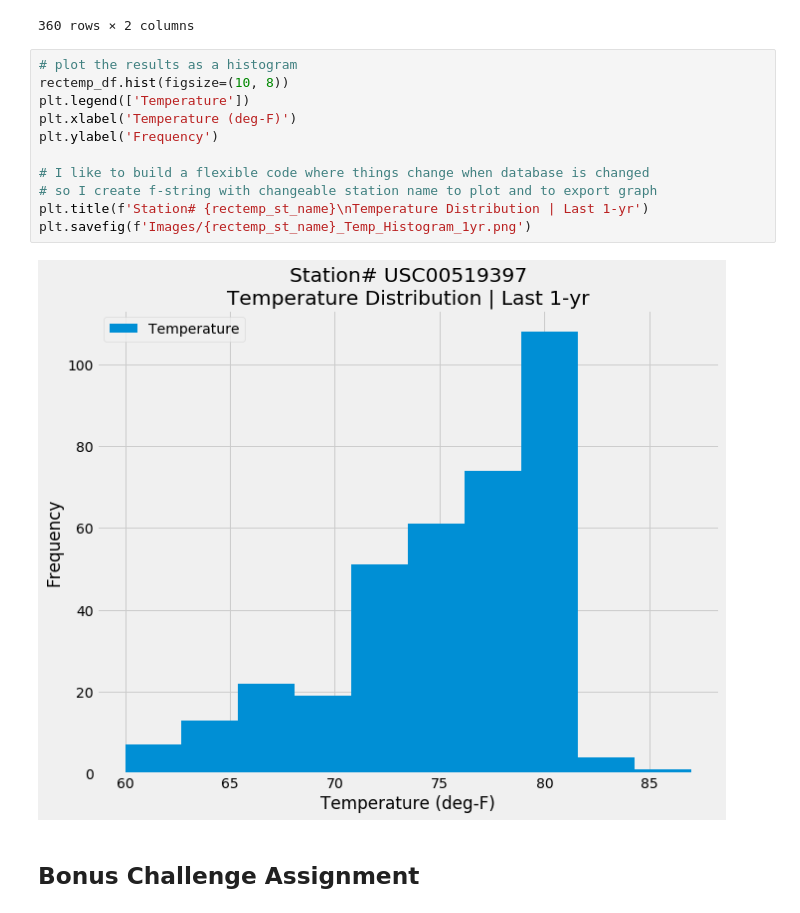
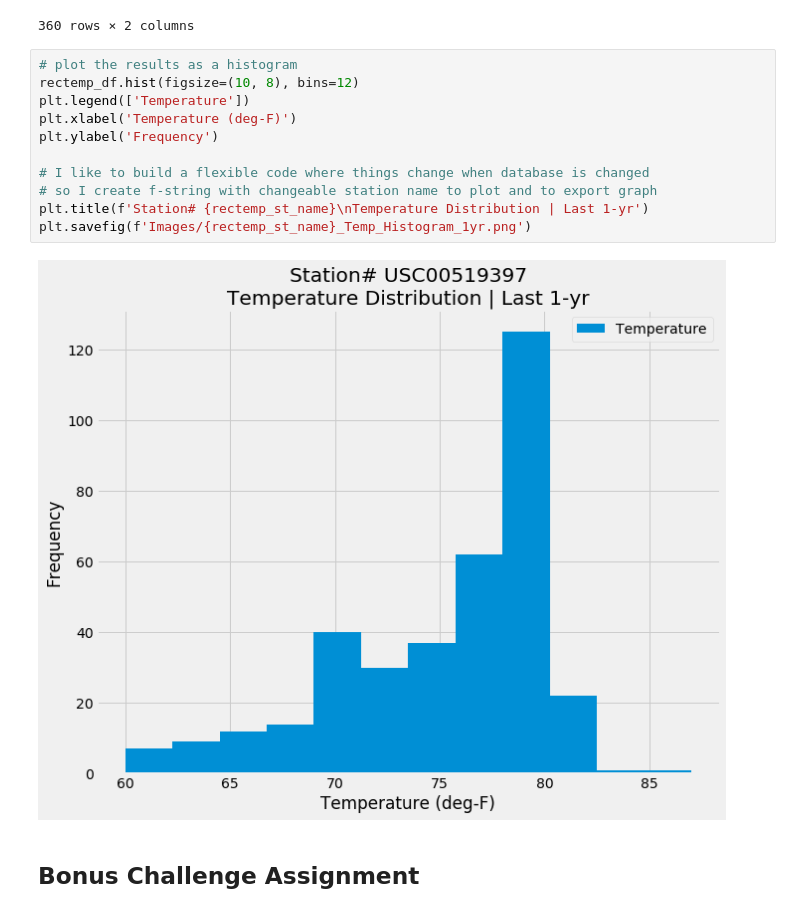
Before and after one commit to HenryNguyenLe/SQLAlchemy_Challenge, a Jupyter notebook: climate.ipynb, the cells around one changed output. Cells and saved outputs as stored; diff of their text form.

```diff
--- a/climate_starter.ipynb
+++ b/climate.ipynb
@@ -231,17 +232,17 @@ rectemp_df
 360 rows × 2 columns
 # %%
 # plot the results as a histogram
-rectemp_df.hist(figsize=(10, 8))
+rectemp_df.hist(figsize=(10, 8), bins=12)
 plt.legend(['Temperature'])
 plt.xlabel('Temperature (deg-F)')
 plt.ylabel('Frequency')
 
 # I like to build a flexible code where things change when database is changed
 # so I create f-string with changeable station name to plot and to export graph
 plt.title(f'Station# {rectemp_st_name}\nTemperature Distribution | Last 1-yr')
 plt.savefig(f'Images/{rectemp_st_name}_Temp_Histogram_1yr.png')
 # %% [output]
-[figure, old version]
+[figure, new version]
 # %% [markdown]
 ## Bonus Challenge Assignment
 # %%
```
Also changed, not shown: parts of 4 cells of this notebook, 1 other file.
